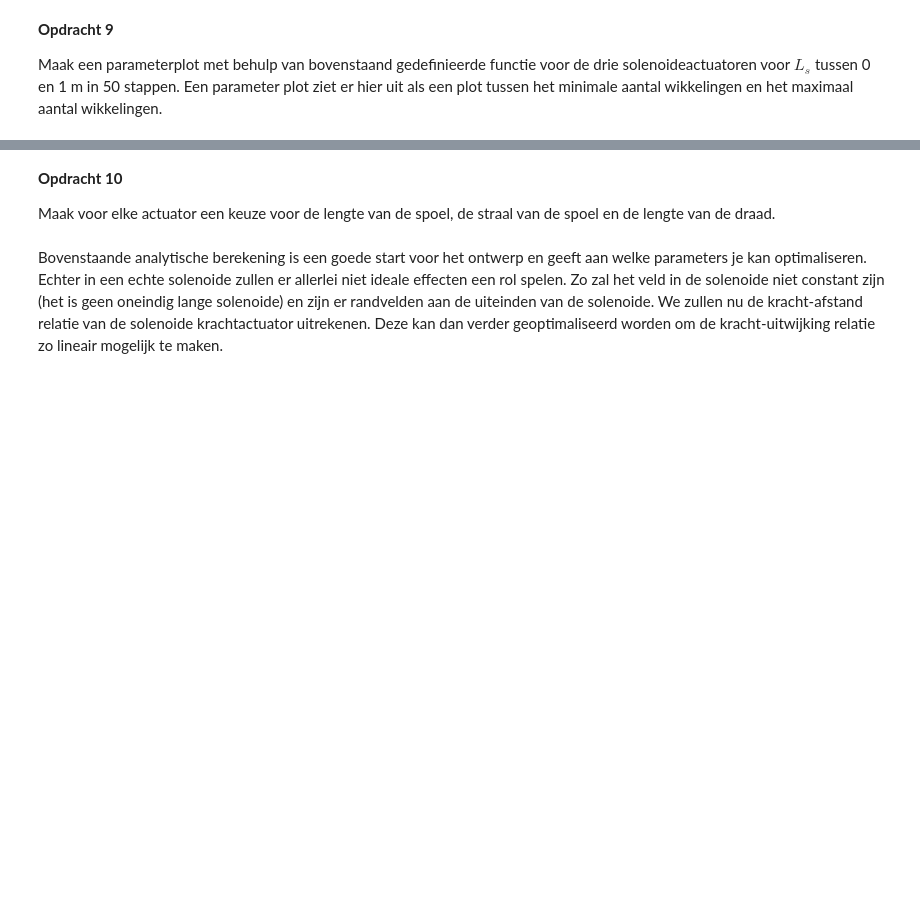
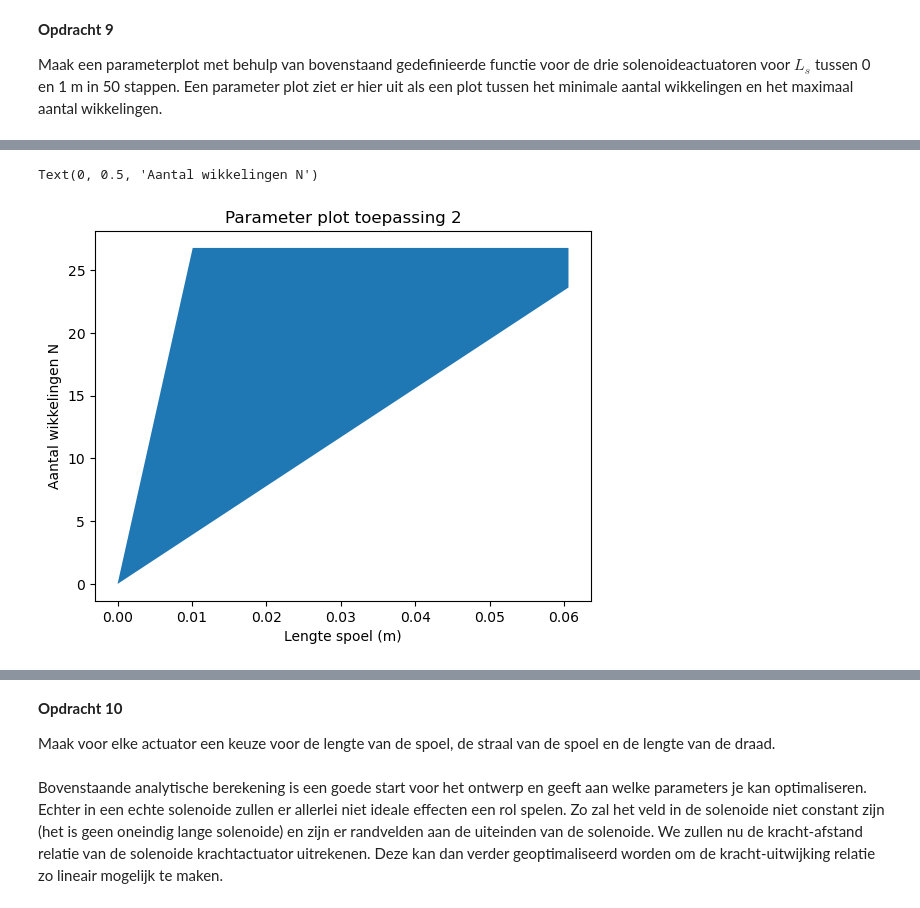
Before and after one commit to ElisabethMijnders/opdrachten-DEF-D-EM, a Jupyter notebook: DigitaleOntwerpopdrachten/2KrachtactuatorOpdracht/2KrachtactuatorOpdracht/KrachtactuatorOpdracht.ipynb, the cells around one changed output, grey strips where cells are left out. Saved outputs shown, nothing was run; the diff lists cells and outputs as text; code cells hidden in the pictures; blank space fills up the shorter version.

```diff
--- a/DigitaleOntwerpopdrachten/2KrachtactuatorOpdracht/2KrachtactuatorOpdracht/KrachtactuatorOpdracht.ipynb
+++ b/DigitaleOntwerpopdrachten/2KrachtactuatorOpdracht/2KrachtactuatorOpdracht/KrachtactuatorOpdracht.ipynb
@@ -188,0 +252,18 @@ Maak een parameterplot met behulp van bovenstaand gedefinieerde functie voor de
+# %%
+#planten watergeven
+N_min_plant = []
+N_max_plant = []
+
+for i in L_s:
+    N_min,N_max = aantal_wikkelingen(F_plant,i,rs_plant,rd_plant,I_plant,Ld_max_plant,mur_plant)
+    N_min_plant.append(N_min)
+    N_max_plant.append(N_max)
+
+
+plt.fill_between(L_s,N_min_plant,N_max_plant) # De ruimte tussen de eisen vullen
+plt.title("Parameter plot toepassing 2")
+plt.xlabel("Lengte spoel (m)")
+plt.ylabel("Aantal wikkelingen N")
+# %% [output]
+Text(0, 0.5, 'Aantal wikkelingen N')
+[figure, added]
```
Also changed, not shown: parts of 8 cells of this notebook, 3 other files.
